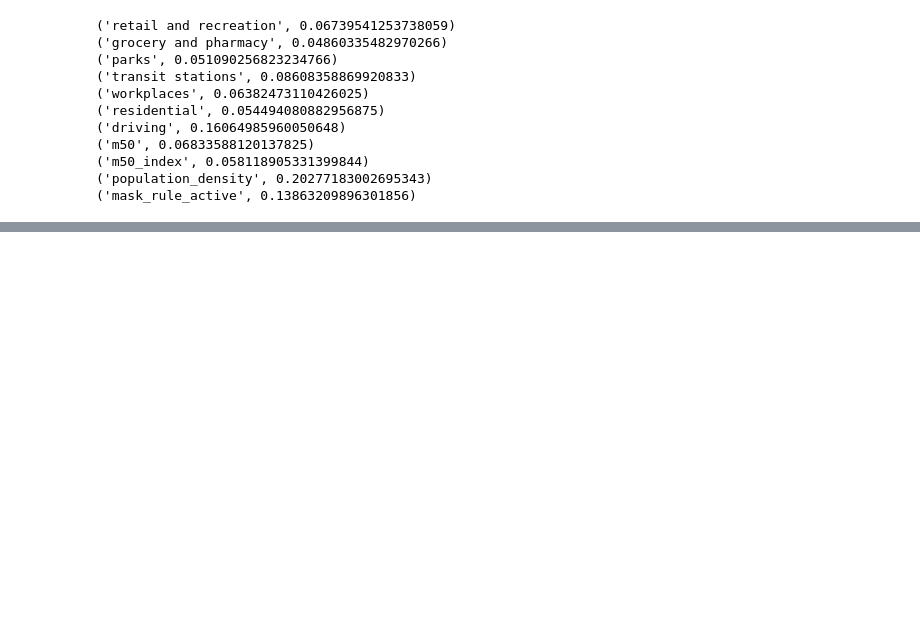
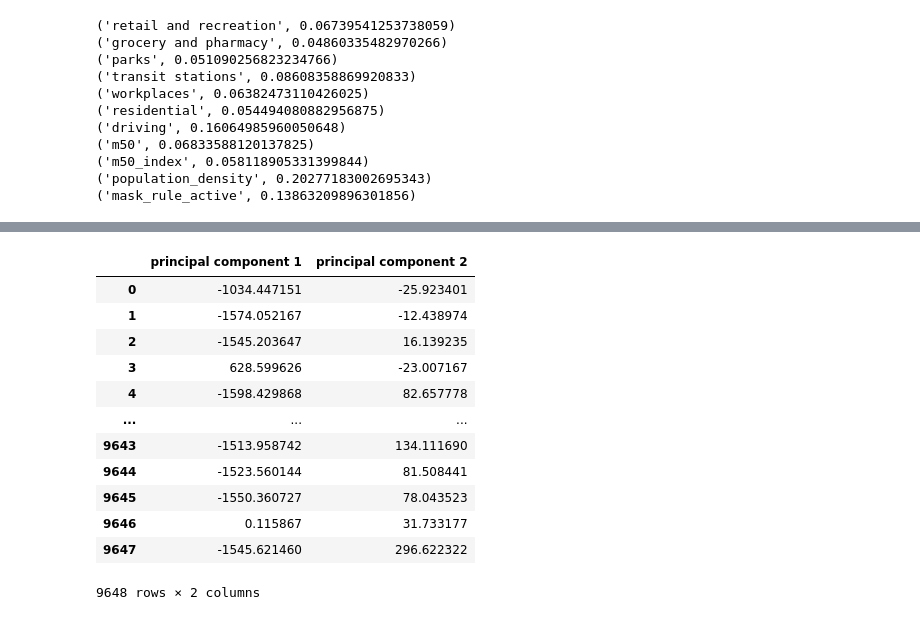
Before and after one commit to jeyasri-s2/meansquares, a Jupyter notebook: NY_FeatureRanking.ipynb, the cells around one changed output, grey strips where cells are left out. Saved outputs shown, nothing was run; the diff lists cells and outputs as text; code cells hidden in the pictures; blank space fills up the shorter version.

```diff
--- a/NY_FeatureRanking.ipynb
+++ b/NY_FeatureRanking.ipynb
@@ -169,0 +222,16 @@ for feature in zip(feature_labels, clf.feature_importances_):
+# %%
+principalDf
+# %% [output]
+|  | principal component 1 | principal component 2 |
+| 0 | -1034.447151 | -25.923401 |
+| 1 | -1574.052167 | -12.438974 |
+| 2 | -1545.203647 | 16.139235 |
+| 3 | 628.599626 | -23.007167 |
+| 4 | -1598.429868 | 82.657778 |
+| ... | ... | ... |
+| 9643 | -1513.958742 | 134.111690 |
+| 9644 | -1523.560144 | 81.508441 |
+| 9645 | -1550.360727 | 78.043523 |
+| 9646 | 0.115867 | 31.733177 |
+| 9647 | -1545.621460 | 296.622322 |
+9648 rows × 2 columns
```
Also changed, not shown: parts of 15 cells of this notebook.
